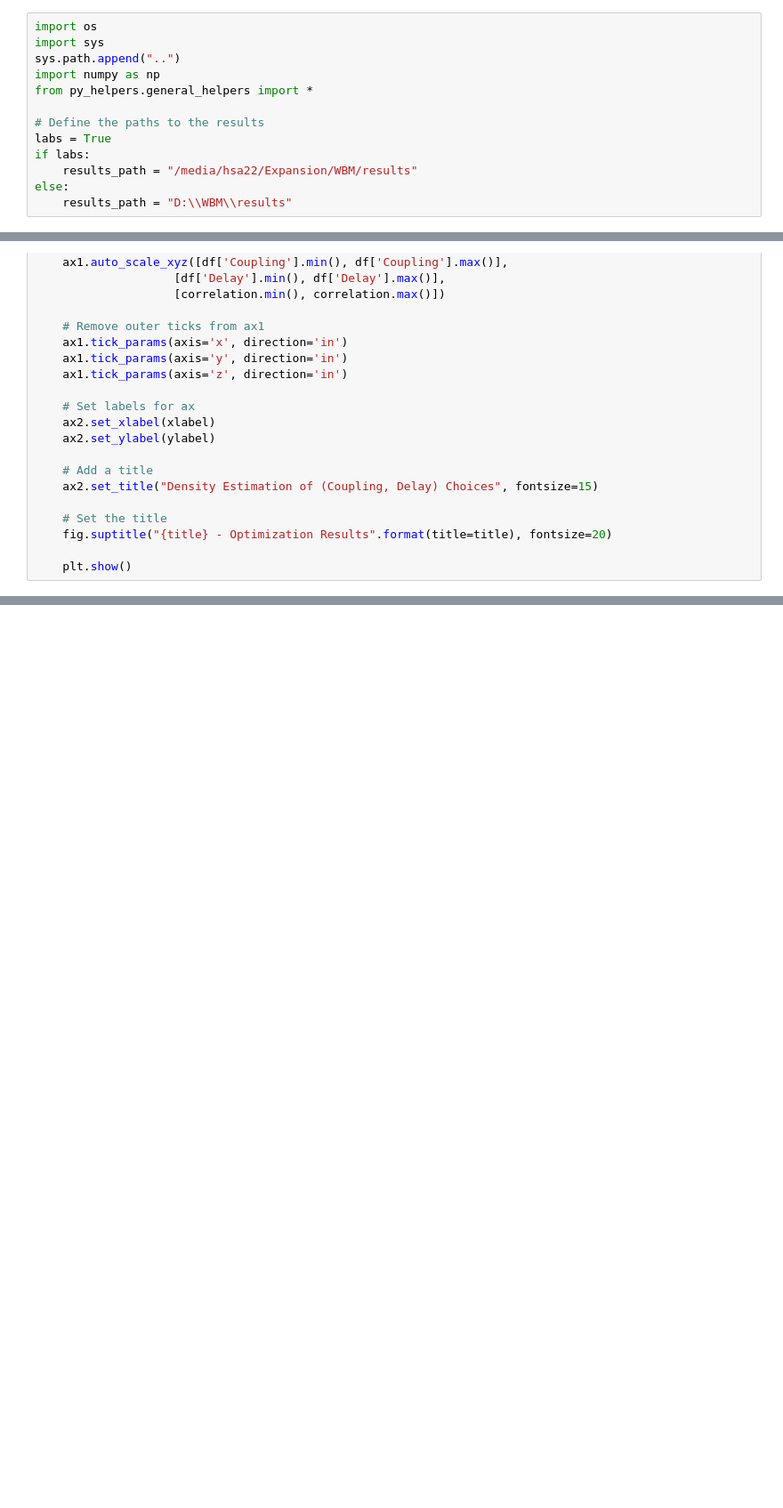
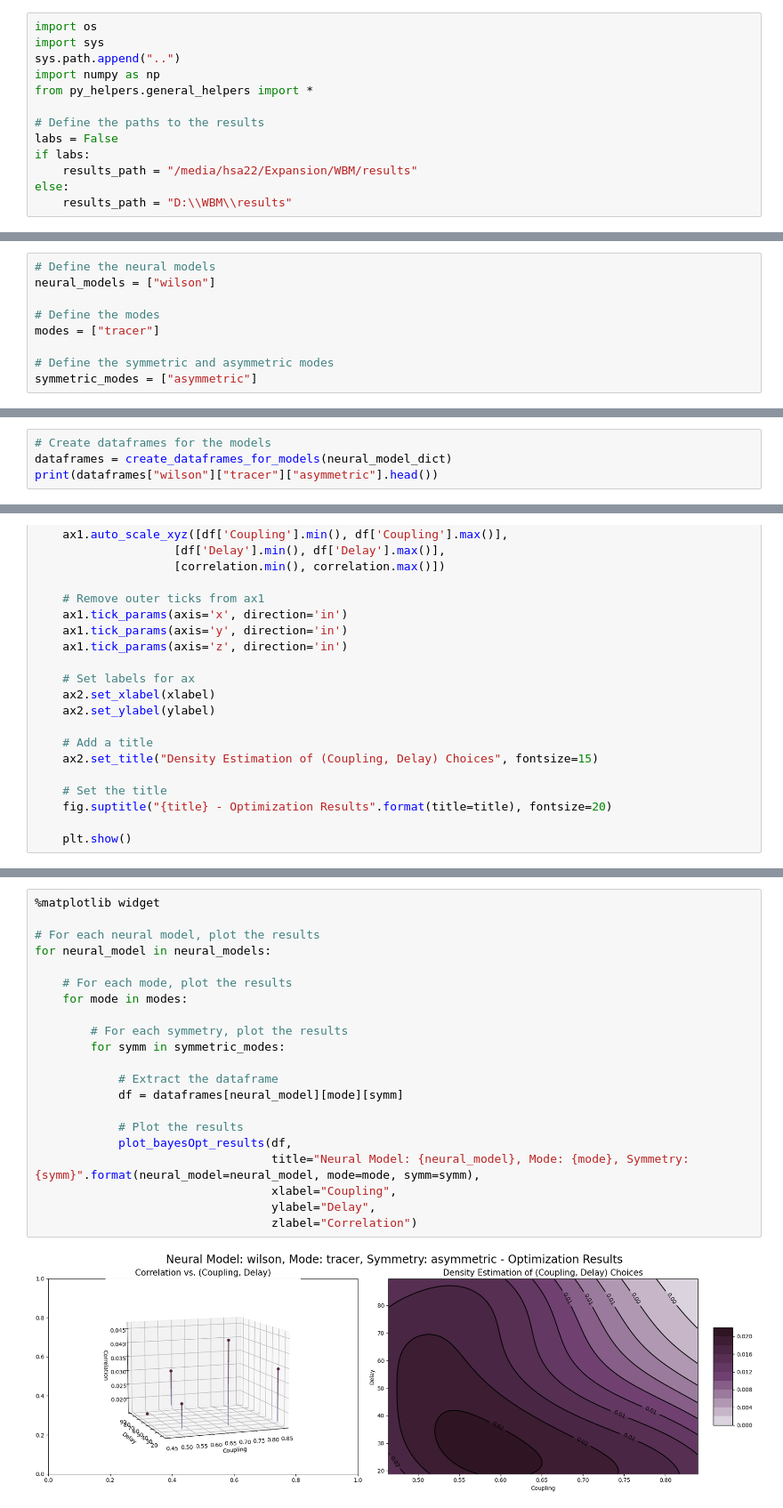
Before and after one commit to Hana-Ali/Deep-Learning-For-SC, a Jupyter notebook: whole_brain_modelling/cpp/evaluation/sim_FC_evaluation.ipynb, the cells around one changed output, grey strips where cells are left out. Shown: that part at 89% size. Drawn from its saved outputs; the diff is of its cells as text; blank space fills up the shorter version.

Commit message:
plotting now much easier and more organized, dicts of dicts

```diff
--- a/whole_brain_modelling/cpp/evaluation/sim_FC_evaluation.ipynb
+++ b/whole_brain_modelling/cpp/evaluation/sim_FC_evaluation.ipynb
@@ -6,7 +6,7 @@ import numpy as np
 from py_helpers.general_helpers import *
 
 # Define the paths to the results
-labs = True
+labs = False
 if labs:
     results_path = "/media/hsa22/Expansion/WBM/results"
 else:
@@ -47,0 +16,9 @@ def organize_files(txt_files, csv_files, name="model"):
+# %%
+# Define the neural models
+neural_models = ["wilson"]
+
+# Define the modes
+modes = ["tracer"]
+
+# Define the symmetric and asymmetric modes
+symmetric_modes = ["asymmetric"]
@@ -133,0 +161,4 @@ Model dataframe head:
+# %%
+# Create dataframes for the models
+dataframes = create_dataframes_for_models(neural_model_dict)
+print(dataframes["wilson"]["tracer"]["asymmetric"].head())
@@ -262,0 +282,23 @@ plot_bayesOpt_results(tracer_asym_df, "Asymmetric Tracer SC", "Coupling", "Delay
+# %%
+%matplotlib widget
+
+# For each neural model, plot the results
+for neural_model in neural_models:
+
+    # For each mode, plot the results
+    for mode in modes:
+
+        # For each symmetry, plot the results
+        for symm in symmetric_modes:
+
+            # Extract the dataframe
+            df = dataframes[neural_model][mode][symm]
+
+            # Plot the results
+            plot_bayesOpt_results(df,
+                                  title="Neural Model: {neural_model}, Mode: {mode}, Symmetry: {symm}".format(neural_model=neural_model, mode=mode, symm=symm),
+                                  xlabel="Coupling",
+                                  ylabel="Delay",
+                                  zlabel="Correlation")
+# %% [output]
+[figure, added]
```
Also changed, not shown: parts of 12 cells of this notebook.
